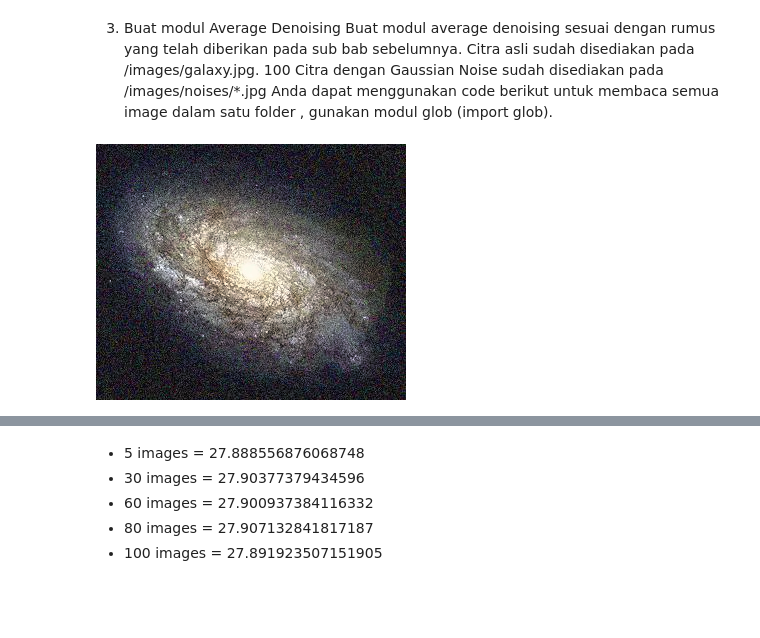
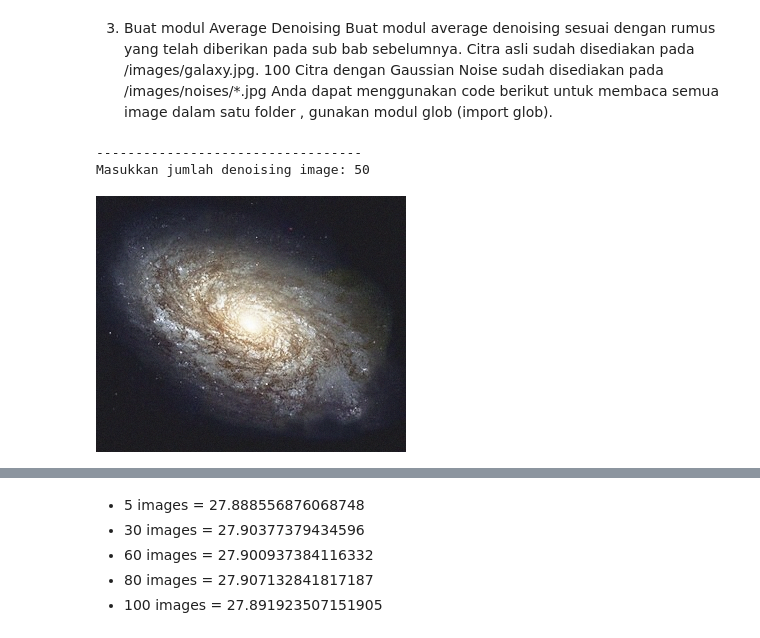
Before and after one commit to chrisdionisius/PCVK, a Jupyter notebook: Modul_5.ipynb, the cells around one changed output, grey strips where cells are left out. Saved outputs shown, nothing was run; the diff lists cells and outputs as text; code cells hidden in the pictures; blank space fills up the shorter version.

```diff
--- a/Modul_5.ipynb
+++ b/Modul_5.ipynb
@@ -76,11 +85,25 @@ cv_img = []
 for img in glob.glob('/content/drive/MyDrive/PCVK_MM/Images/noises/*.jpg'):
   n= cv.imread(img)
   cv_img.append(n)
-# %%
-dst = cv.fastNlMeansDenoisingColoredMulti(cv_img, 99, 1)
-cv2_imshow(dst)
-# %% [output]
-[figure, removed]
+# %%
+print('----------------------------------')
+try:
+  denoisingValue = int(input('Masukkan jumlah denoising image: '))
+except ValueError:
+  print('Error, not a number')
+dst = cv_img[0]
+for i in range(denoisingValue):
+    if i == 0:
+        pass
+    else:
+        alpha = 1.0 / (i + 1)
+        beta = 1.0 - alpha
+        dst = cv.addWeighted(cv_img[i], alpha, dst, beta, 0.0)
+cv2_imshow(dst)
+# %% [output]
+----------------------------------
+Masukkan jumlah denoising image: 50
+[figure, added]
 # %%
 def PSNR(img,amount):
   first_image = img[0]
```
Also changed, not shown: parts of 10 cells of this notebook.
